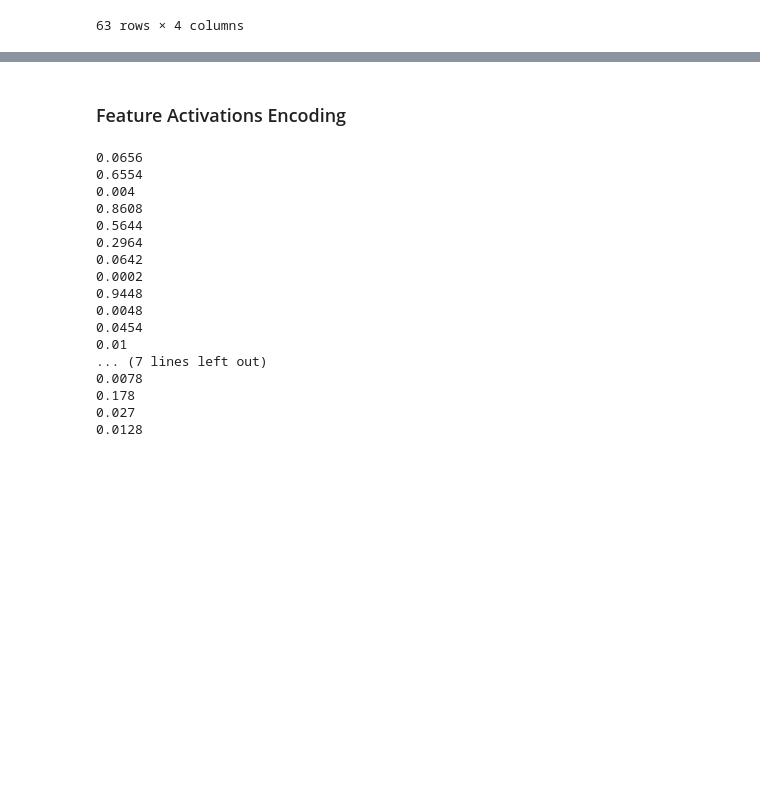
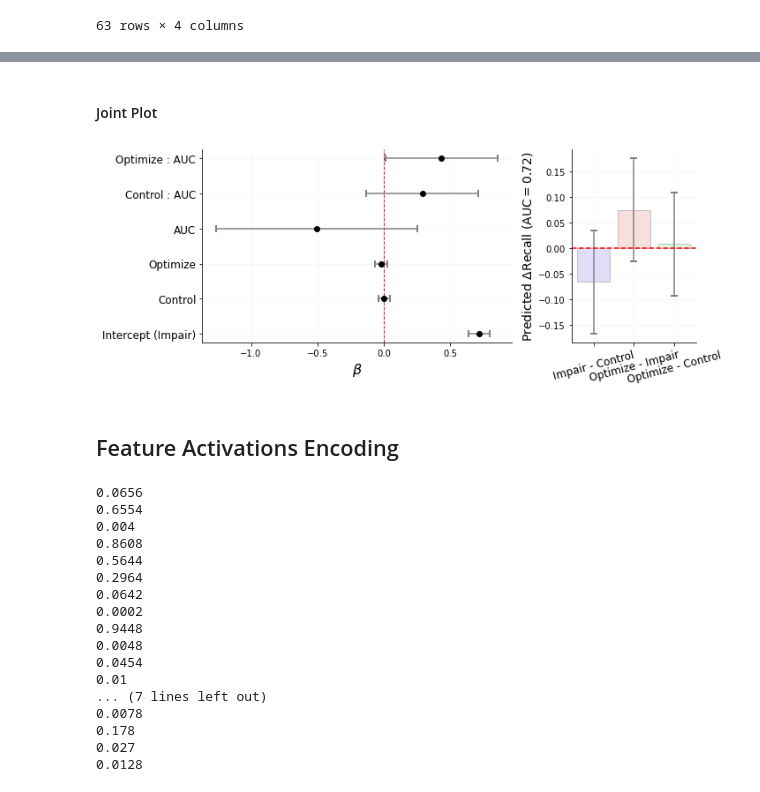
Before and after one commit to pennmem/optimizing-memory, a Jupyter notebook: optimize-memory-main.ipynb, the cells around one changed output, grey strips where cells are left out. Saved outputs shown, nothing was run; the diff lists cells and outputs as text; code cells hidden in the pictures; blank space fills up the shorter version.

```diff
--- a/optimize-memory-main.ipynb
+++ b/optimize-memory-main.ipynb
@@ -526,5 +567,41 @@ plt.savefig("coefplot_three_way_model_neg_intercept.pdf", dpi=300, bbox_inches="
+# %% [markdown]
+#### Joint Plot
+# %%
+fig = plt.figure(figsize=(10, 4))
+gs = fig.add_gridspec(1, 3)
+ax = fig.add_subplot(gs[:2])
+ax.errorbar(model_neg_intercept['estimate'], range(len(model_neg_intercept)), xerr=model_neg_intercept['conf.low'],
+            ls='', capsize=4, capthick=2, color='gray', zorder=1)
+ax.scatter(model_neg_intercept['estimate'], range(len(model_neg_intercept)), color='k', zorder=2)
+## proper axis labeling
+ax.set_yticks(range(len(model_neg_intercept["term"].values)))
+# ax.set_yticklabels(model_neg_intercept["term"].values)
+ax.set_yticklabels(["Intercept (Impair)", "Control", "Optimize", "AUC",
+                    "Control : AUC", "Optimize : AUC"],
+                   fontsize=12
+                  )
+## zero-line
+ax.axvline(ls='--', lw=1, color='r', zorder=0)
+ax.spines['top'].set_visible(False); ax.spines['right'].set_visible(False)
+ax.grid(alpha=0.1)
+ax.set_xlabel(r"$\beta$")
+
+ax = fig.add_subplot(gs[2:])
+ax.bar(x=range(3), height=model_max_AUC_contrast['estimate']*np.array([1, -1, -1]), yerr=model_max_AUC_contrast['conf.low'],
+       color=["C2", "C0", "C1"], alpha=.2, edgecolor='k', ecolor='gray', error_kw=dict(capsize=4, capthick=2, color='gray')) #color=["C0", "C1", "C2"]
+#ax.set_ylim(0.4)
+ax.set_xticks(range(3))
+ax.set_xticklabels(["Impair - Control", "Optimize - Impair", "Optimize - Control"], fontsize=12, rotation=15, rotation_mode="default")
+ax.spines['top'].set_visible(False); ax.spines['right'].set_visible(False)
+ax.set_ylabel(r"Predicted $\Delta$Recall (AUC$=0.72$)", fontsize=14)
+ax.axhline(ls='--', color='r')
+ax.grid(alpha=0.1)
+plt.tight_layout()
+plt.savefig("figures/model_coefs_and_predictions.pdf", dpi=300, bbox_inches="tight")
+# %% [output]
+[figure, added]
 # %% [markdown]
-### Feature Activations Encoding
+## Feature Activations Encoding
 # %%
 ch_arr = np.load('channel_array.npy')
 roi_dict = {
```
Also changed, not shown: parts of 6 cells of this notebook, 14 other files.
